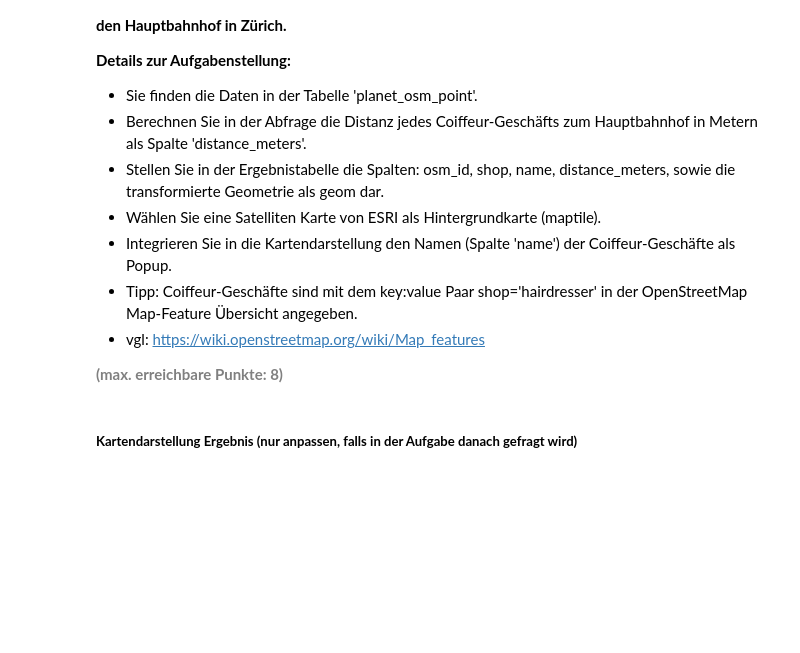
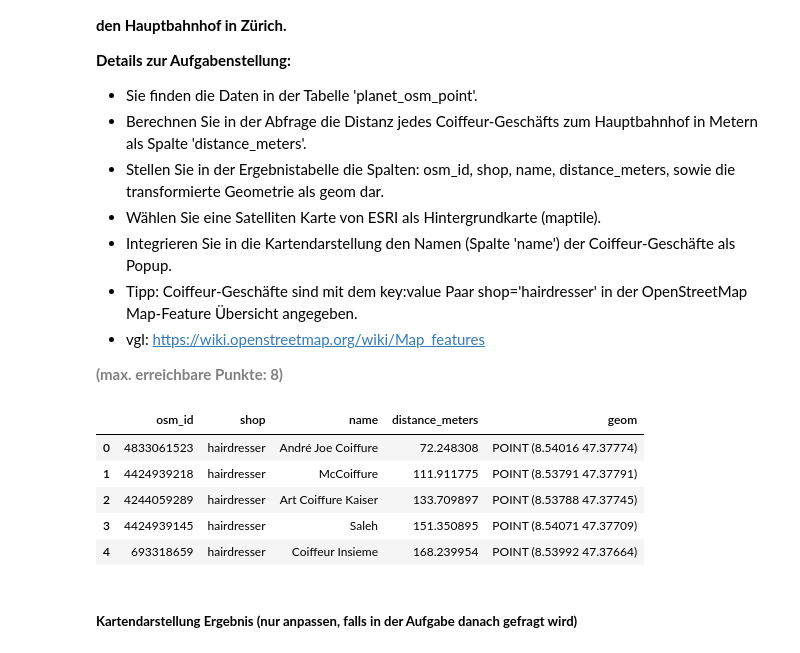
Before and after one commit to migifor-forstmi4/python_postgresql_postgis, a Jupyter notebook: AP03_Management_Raeumliche_Daten.ipynb, the cells around one changed output. Saved outputs shown, nothing was run; the diff lists cells and outputs as text; code cells hidden in the pictures; blank space fills up the shorter version.

```diff
--- a/AP03_Management_Raeumliche_Daten.ipynb
+++ b/AP03_Management_Raeumliche_Daten.ipynb
@@ -611,21 +632,43 @@ m
 # %%
 # Engine für Datenbankverbindung erstellen
 engine = create_engine(db_connection_url)
 
 # Ergänzen Sie die SQL-Abfrage, um die Aufgabe zu lösen
 sql = """SELECT
+            p.osm_id,
+            p.shop,
+            p.name,
+            ST_Distance(
+                ST_Transform(p.way, 4326)::geography,
+                ST_SetSRID(ST_MakePoint(8.5393635, 47.3781008), 4326)::geography
+            ) AS distance_meters,
+            ST_Transform(p.way, 4326) AS geom
          FROM
+            planet_osm_point AS p
          WHERE
-     ;"""
+            p.shop = 'hairdresser'
+            AND ST_DWithin(
+                ST_Transform(p.way, 4326)::geography,
+                ST_SetSRID(ST_MakePoint(8.5393635, 47.3781008), 4326)::geography,
+                500
+        )
+        ORDER BY distance_meters;"""
 
 # Ergebnis in GeoDataFrame abspeichern
 gdf = gpd.GeoDataFrame.from_postgis(sql, engine)
 
 # Datenbankverbindung trennen
 engine.dispose()
 
 # Zeigen des GeoDataFrames
 gdf.head()
+# %% [output]
+|  | osm_id | shop | name | distance_meters | geom |
+| 0 | 4833061523 | hairdresser | André Joe Coiffure | 72.248308 | POINT (8.54016 47.37774) |
+| 1 | 4424939218 | hairdresser | McCoiffure | 111.911775 | POINT (8.53791 47.37791) |
+| 2 | 4244059289 | hairdresser | Art Coiffure Kaiser | 133.709897 | POINT (8.53788 47.37745) |
+| 3 | 4424939145 | hairdresser | Saleh | 151.350895 | POINT (8.54071 47.37709) |
+| 4 | 693318659 | hairdresser | Coiffeur Insieme | 168.239954 | POINT (8.53992 47.37664) |
 # %% [markdown]
 ##### <b>Kartendarstellung Ergebnis (nur anpassen, falls in der Aufgabe danach gefragt wird)</b>
 # %%
```
Also changed, not shown: parts of 3 cells of this notebook.
